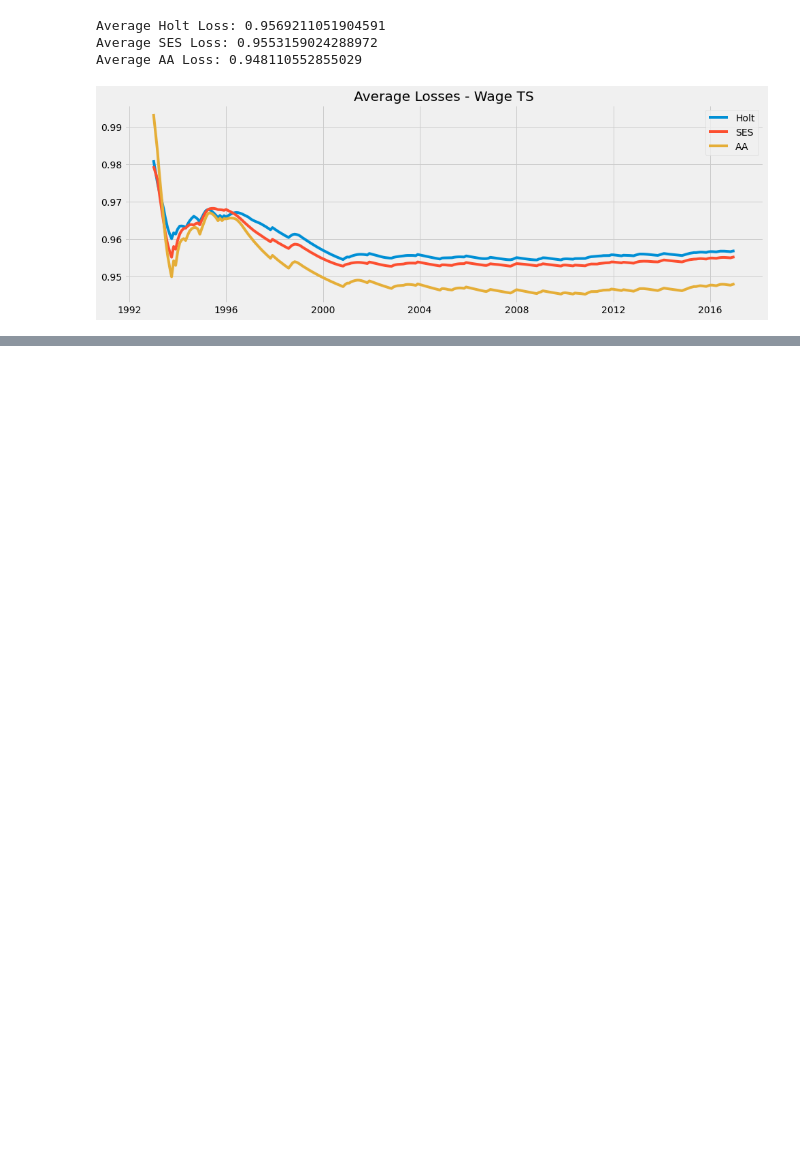
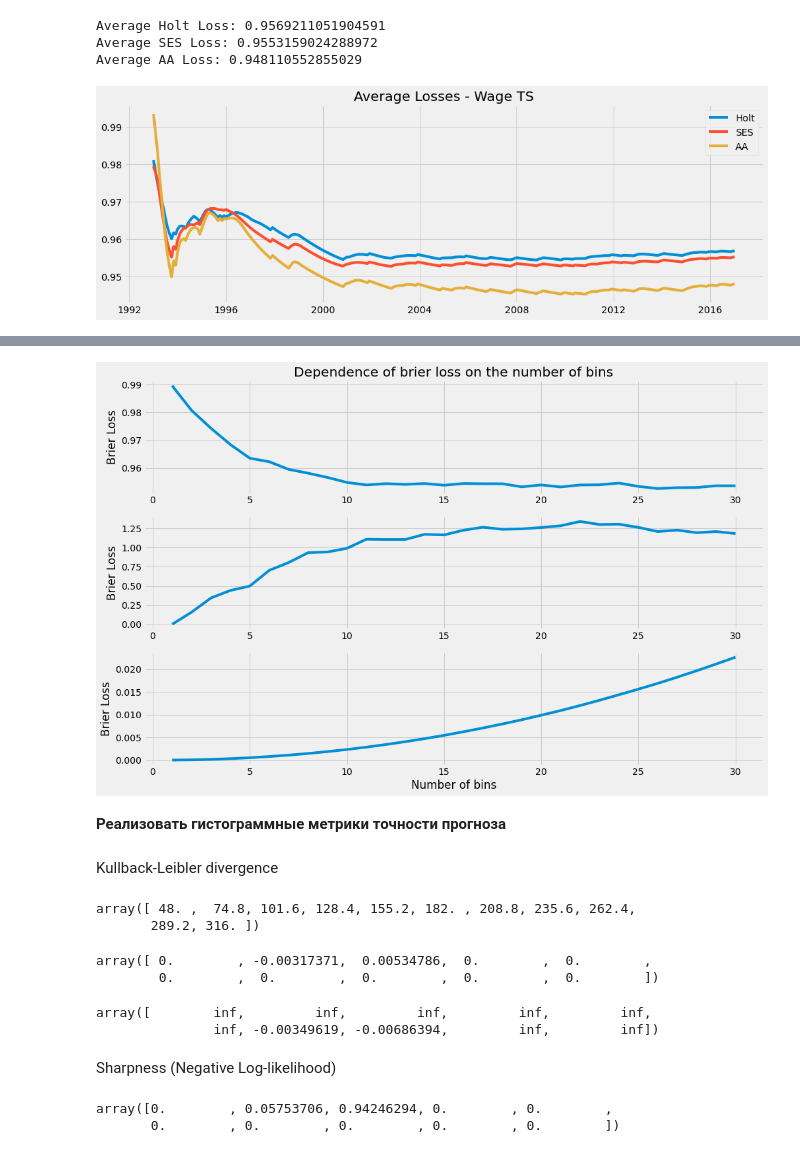
Before and after one commit to aromanenko/AggregatingAlgorithm, a Jupyter notebook: DFA.ipynb, the cells around one changed output, grey strips where cells are left out. Cells and saved outputs as stored; diff of their text form; code cells hidden in the pictures; blank space fills up the shorter version.

```diff
--- a/DFA.ipynb
+++ b/DFA.ipynb
@@ -347,0 +470,38 @@ Average AA Loss: 0.948110552855029
+# %%
+losses_dict = {}
+losses_dict2 = {}
+losses_dict3 = {}
+
+for bins in tqdm(range(1, 31)):
+    preds = aggregating_algorithm(sunspot_ts.values, 3, {Holt: {}, SimpleExpSmoothing: {}}, bins=bins)
+    preds2 = aggregating_algorithm(sunspot_ts.values, 3, {Holt: {}, SimpleExpSmoothing: {}},
+                                   bins=bins, loss_function=brier_loss2)
+    preds3 = aggregating_algorithm(sunspot_ts.values, 3, {Holt: {}, SimpleExpSmoothing: {}},
+                                   bins=bins, loss_function=brier_loss3)
+
+    loss = 0
+    loss2 = 0
+    loss3 = 0
+    for i in range(len(sunspot_ts.values)):
+        loss += brier_loss(sunspot_ts.values[i], preds[i])
+        loss2 += brier_loss2(sunspot_ts.values[i], preds2[i])
+        loss3 += brier_loss3(sunspot_ts.values[i], preds3[i])
+
+    losses_dict[bins] = loss / len(sunspot_ts.values)
+    losses_dict2[bins] = loss2 / len(sunspot_ts.values)
+    losses_dict3[bins] = loss3 / len(sunspot_ts.values)
+# %%
+fig, ax = plt.subplots(3, figsize=(15,10))
+
+ax[0].plot(losses_dict.keys(), losses_dict.values())
+ax[0].set_title('Dependence of brier loss on the number of bins')
+ax[0].set_ylabel('Brier Loss')
+
+ax[1].plot(losses_dict2.keys(), losses_dict2.values())
+ax[1].set_ylabel('Brier Loss')
+
+ax[2].plot(losses_dict3.keys(), losses_dict3.values())
+ax[2].set_ylabel('Brier Loss')
+ax[2].set_xlabel('Number of bins');
+# %% [output]
+[figure, added]
@@ -347,0 +514,9 @@ Average AA Loss: 0.948110552855029
+# %% [markdown]
+**Реализовать гистограммные метрики точности прогноза**
+# %% [markdown]
+Kullback-Leibler divergence
+# %%
+AA_preds[0]['bins']
+# %% [output]
+array([ 48. ,  74.8, 101.6, 128.4, 155.2, 182. , 208.8, 235.6, 262.4,
+       289.2, 316. ])
@@ -347,0 +525,12 @@ Average AA Loss: 0.948110552855029
+# %%
+rel_entr(AA_preds[0]['probs'], AA_preds[1]['probs'])
+# %% [output]
+array([ 0.        , -0.00317371,  0.00534786,  0.        ,  0.        ,
+        0.        ,  0.        ,  0.        ,  0.        ,  0.        ])
+# %%
+rel_entr(np.histogram(wage_ts.values, bins=10, density=True)[0], AA_preds[-1]['probs'])
+# %% [output]
+array([        inf,         inf,         inf,         inf,         inf,
+               inf, -0.00349619, -0.00686394,         inf,         inf])
+# %% [markdown]
+Sharpness (Negative Log-likelihood)
@@ -347,0 +548,5 @@ Average AA Loss: 0.948110552855029
+# %%
+np.diff(AA_preds[10]['bins']) * (AA_preds[10]['probs'])
+# %% [output]
+array([0.        , 0.05753706, 0.94246294, 0.        , 0.        ,
+       0.        , 0.        , 0.        , 0.        , 0.        ])
```
Also changed, not shown: parts of 25 cells of this notebook.
